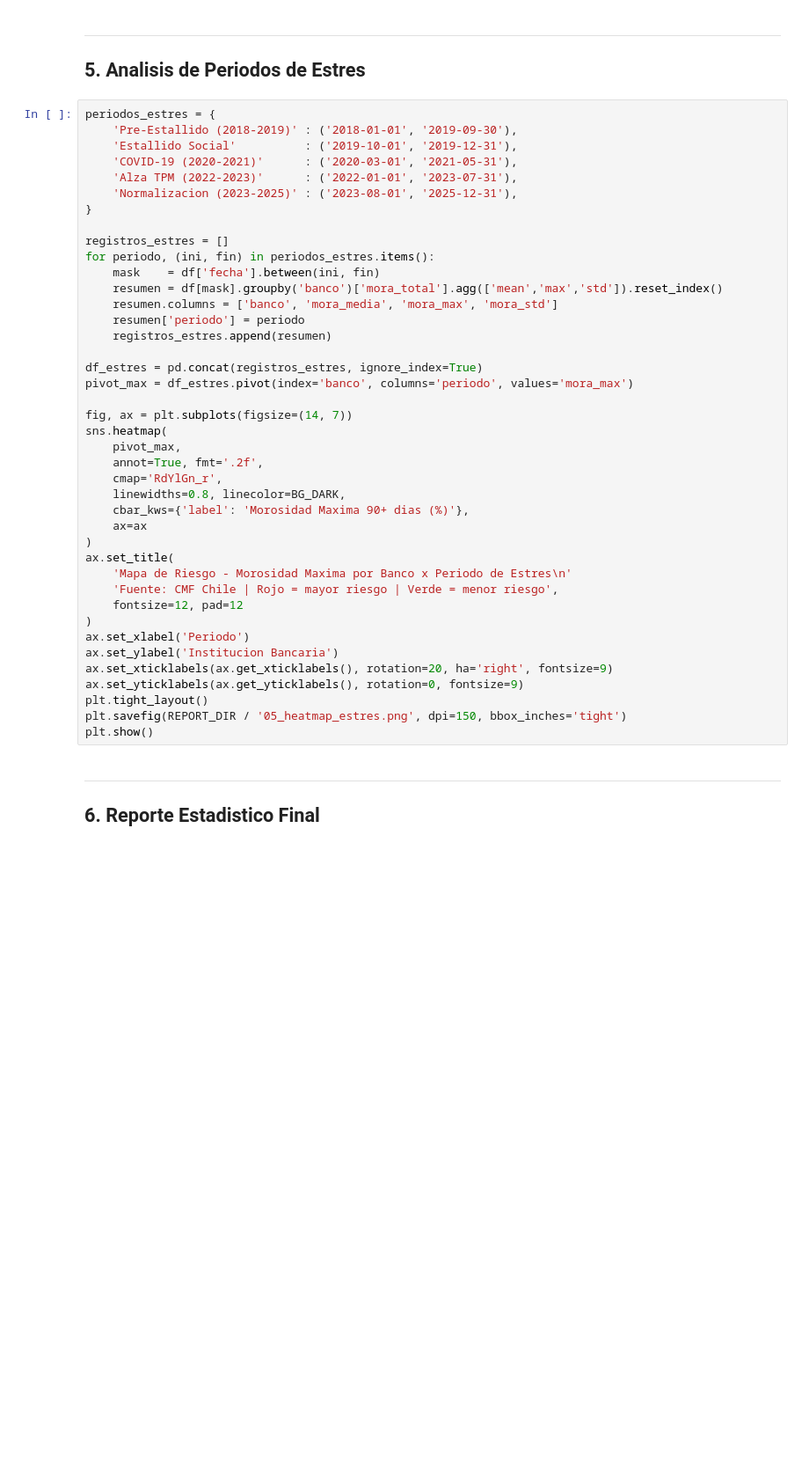
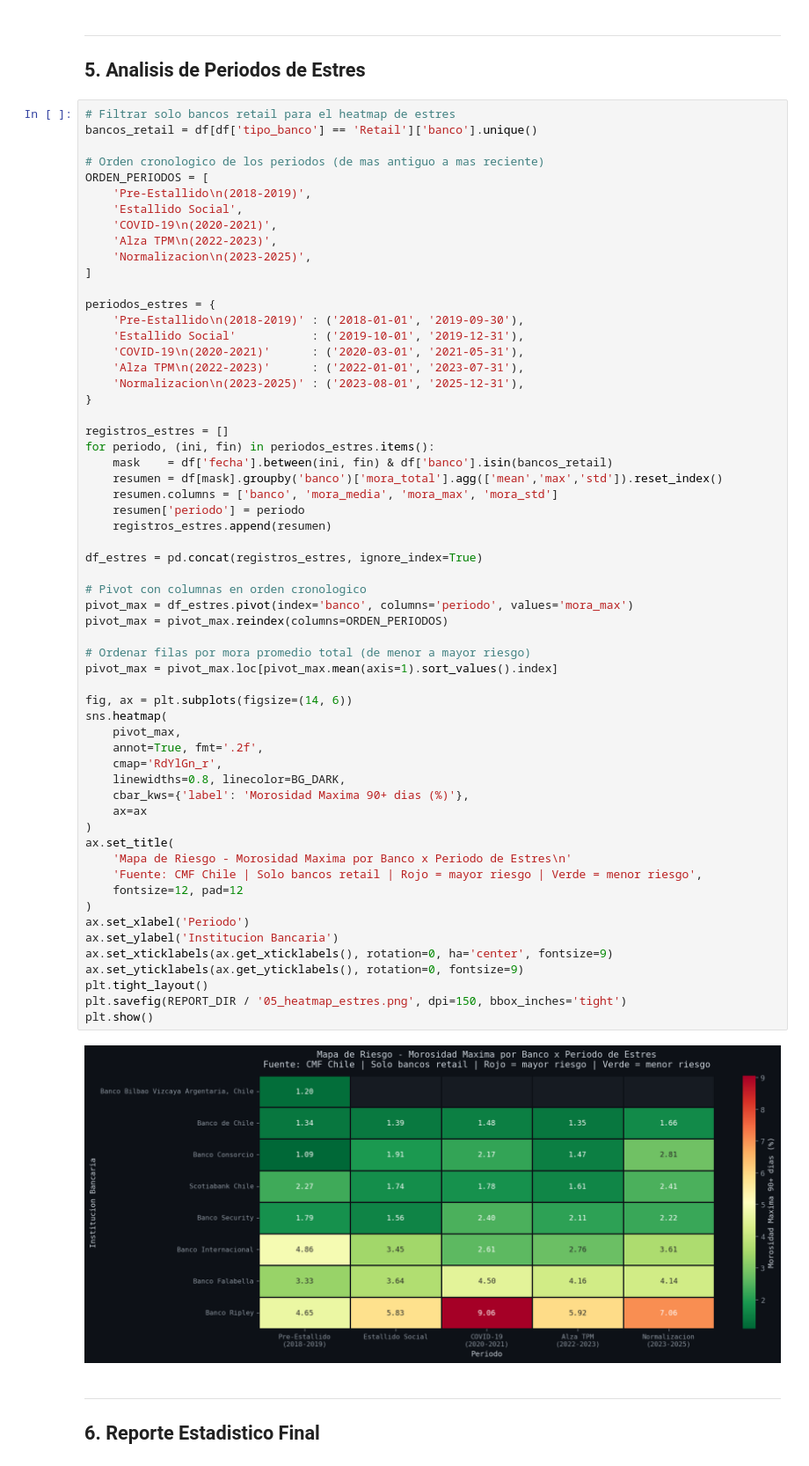
Before and after one commit to Iakrshn/chilean-banking-risk-monitor, a Jupyter notebook: notebooks/02_analisis_estadistico.ipynb, the cells around one changed output. Shown at 88% size. Drawn from its saved outputs; the diff is of its cells as text; blank space fills up the shorter version.

```diff
--- a/notebooks/02_analisis_estadistico.ipynb
+++ b/notebooks/02_analisis_estadistico.ipynb
@@ -338,46 +374,66 @@ plt.show()
 ---
 ## 5. Analisis de Periodos de Estres
 # %%
+# Filtrar solo bancos retail para el heatmap de estres
+bancos_retail = df[df['tipo_banco'] == 'Retail']['banco'].unique()
+
+# Orden cronologico de los periodos (de mas antiguo a mas reciente)
+ORDEN_PERIODOS = [
+    'Pre-Estallido\n(2018-2019)',
+    'Estallido Social',
+    'COVID-19\n(2020-2021)',
+    'Alza TPM\n(2022-2023)',
+    'Normalizacion\n(2023-2025)',
+]
+
 periodos_estres = {
-    'Pre-Estallido (2018-2019)' : ('2018-01-01', '2019-09-30'),
-    'Estallido Social'          : ('2019-10-01', '2019-12-31'),
-    'COVID-19 (2020-2021)'      : ('2020-03-01', '2021-05-31'),
-    'Alza TPM (2022-2023)'      : ('2022-01-01', '2023-07-31'),
-    'Normalizacion (2023-2025)' : ('2023-08-01', '2025-12-31'),
+    'Pre-Estallido\n(2018-2019)' : ('2018-01-01', '2019-09-30'),
+    'Estallido Social'           : ('2019-10-01', '2019-12-31'),
+    'COVID-19\n(2020-2021)'      : ('2020-03-01', '2021-05-31'),
+    'Alza TPM\n(2022-2023)'      : ('2022-01-01', '2023-07-31'),
+    'Normalizacion\n(2023-2025)' : ('2023-08-01', '2025-12-31'),
 }
 
 registros_estres = []
 for periodo, (ini, fin) in periodos_estres.items():
-    mask    = df['fecha'].between(ini, fin)
+    mask    = df['fecha'].between(ini, fin) & df['banco'].isin(bancos_retail)
     resumen = df[mask].groupby('banco')['mora_total'].agg(['mean','max','std']).reset_index()
     resumen.columns = ['banco', 'mora_media', 'mora_max', 'mora_std']
     resumen['periodo'] = periodo
     registros_estres.append(resumen)
 
 df_estres = pd.concat(registros_estres, ignore_index=True)
+
+# Pivot con columnas en orden cronologico
 pivot_max = df_estres.pivot(index='banco', columns='periodo', values='mora_max')
+pivot_max = pivot_max.reindex(columns=ORDEN_PERIODOS)
 
-fig, ax = plt.subplots(figsize=(14, 7))
+# Ordenar filas por mora promedio total (de menor a mayor riesgo)
+pivot_max = pivot_max.loc[pivot_max.mean(axis=1).sort_values().index]
+
+fig, ax = plt.subplots(figsize=(14, 6))
 sns.heatmap(
     pivot_max,
     annot=True, fmt='.2f',
     cmap='RdYlGn_r',
     linewidths=0.8, linecolor=BG_DARK,
     cbar_kws={'label': 'Morosidad Maxima 90+ dias (%)'},
     ax=ax
 )
 ax.set_title(
     'Mapa de Riesgo - Morosidad Maxima por Banco x Periodo de Estres\n'
-    'Fuente: CMF Chile | Rojo = mayor riesgo | Verde = menor riesgo',
+    'Fuente: CMF Chile | Solo bancos retail | Rojo = mayor riesgo | Verde = menor riesgo',
     fontsize=12, pad=12
 )
 ax.set_xlabel('Periodo')
 ax.set_ylabel('Institucion Bancaria')
-ax.set_xticklabels(ax.get_xticklabels(), rotation=20, ha='right', fontsize=9)
+ax.set_xticklabels(ax.get_xticklabels(), rotation=0, ha='center', fontsize=9)
 ax.set_yticklabels(ax.get_yticklabels(), rotation=0, fontsize=9)
 plt.tight_layout()
 plt.savefig(REPORT_DIR / '05_heatmap_estres.png', dpi=150, bbox_inches='tight')
 plt.show()
+# %% [output]
+[figure, added]
 # %% [markdown]
 ---
 ## 6. Reporte Estadistico Final
```
Also changed, not shown: parts of 6 cells of this notebook, 10 other files.
